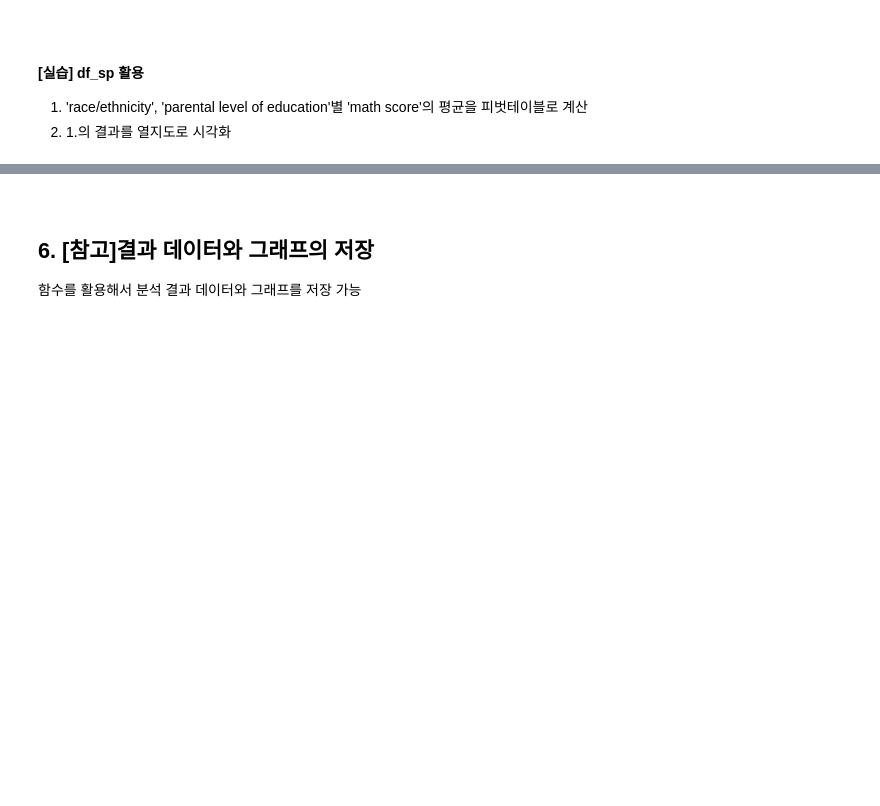
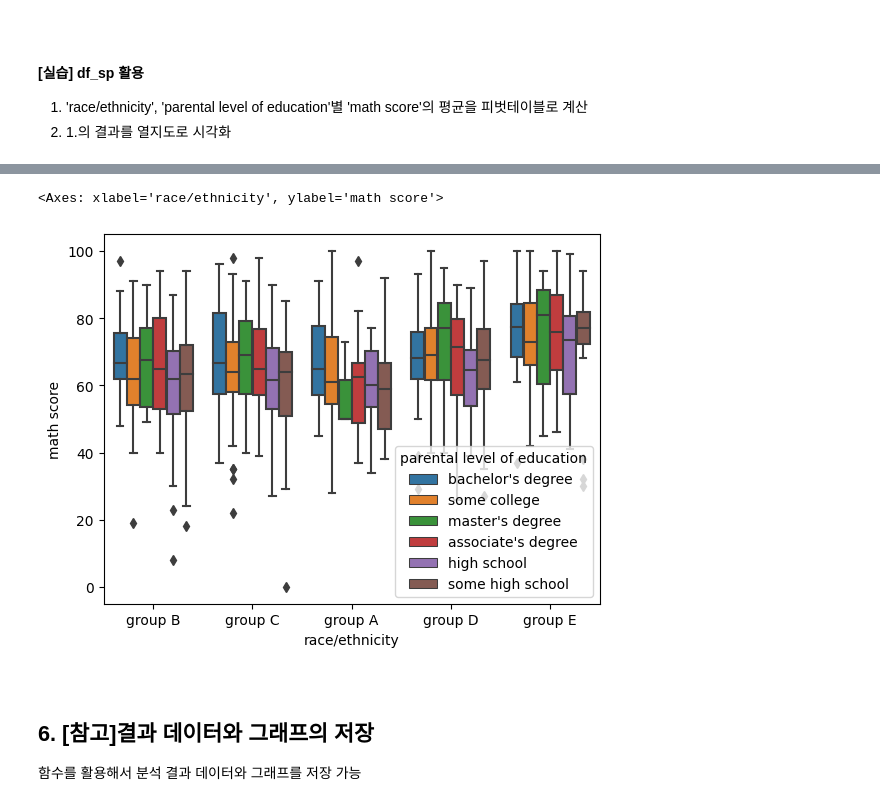
Before and after one commit to jonhpark7966/fastcampus_python_data_analysis, a Jupyter notebook: 20231010_remote/04_데이터 집계와 시각화.ipynb, the cells around one changed output, grey strips where cells are left out. Saved outputs shown, nothing was run; the diff lists cells and outputs as text; code cells hidden in the pictures; blank space fills up the shorter version.

```diff
--- a/20231010_remote/04_데이터 집계와 시각화.ipynb
+++ b/20231010_remote/04_데이터 집계와 시각화.ipynb
@@ -374,3 +486,8 @@ df_sp.head()
+# %%
+sns.boxplot(data=df_sp, x='race/ethnicity', y='math score', hue='parental level of education')
+# %% [output]
+<Axes: xlabel='race/ethnicity', ylabel='math score'>
+[figure, added]
 # %% [markdown]
 <br>
 
```
Also changed, not shown: parts of 65 cells of this notebook, 1 other file.
